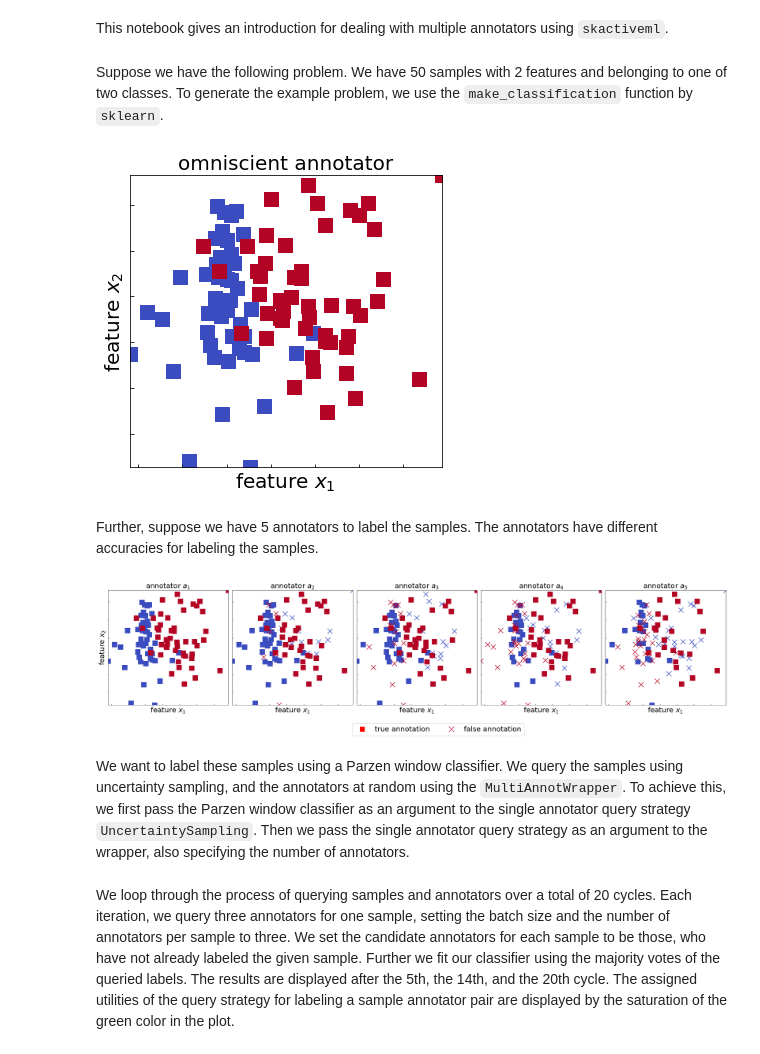
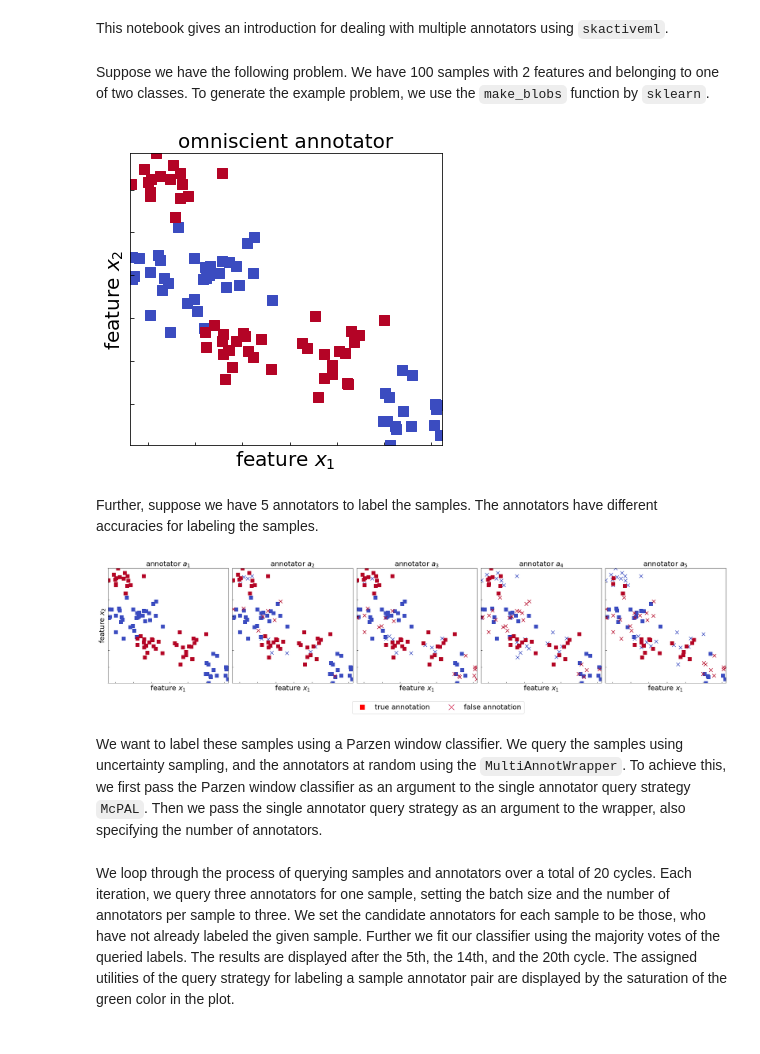
Before and after one commit to scikit-activeml/scikit-activeml, a Jupyter notebook: tutorials/10_multiple_annotators_getting_started.ipynb, the cells around one changed output. Drawn from its saved outputs; the diff is of its cells as text; code cells hidden in the pictures.

Commit message:
Update multi-annot stuff.

```diff
--- a/tutorials/10_multiple_annotators_getting_started.ipynb
+++ b/tutorials/10_multiple_annotators_getting_started.ipynb
@@ -6,40 +6,41 @@ This notebook gives an introduction for dealing with multiple annotators using `
 import matplotlib.pyplot as plt
 import numpy as np
 
-from sklearn.datasets import make_classification
+from sklearn.datasets import make_blobs
 
 from skactiveml.classifier import PWC
-from skactiveml.pool import UncertaintySampling
+from skactiveml.pool import McPAL
 from skactiveml.pool.multi import MultiAnnotWrapper
-from skactiveml.utils import is_unlabeled, MISSING_LABEL, majority_vote
+from skactiveml.utils import MISSING_LABEL, majority_vote
 from skactiveml.visualization.multi import (
     plot_ma_current_state,
     plot_ma_data_set,
 )
 
 FONTSIZE = 20
-MARKER_SIZE = 200
+MARKER_SIZE = 100
 # %% [markdown]
-Suppose we have the following problem. We have 50 samples with 2 features and belonging to one of two classes. To generate the example problem, we use the `make_classification` function by `sklearn`.
+Suppose we have the following problem. We have 100 samples with 2 features and belonging to one of two classes. To generate the example problem, we use the `make_blobs` function by `sklearn`.
 # %%
 n_samples = 100
-X, y_true = make_classification(
-    n_samples=n_samples, n_features=2, n_redundant=0, random_state=0
+X, y_true = make_blobs(
+    n_samples=n_samples, centers=6, random_state=0
 )
+y_true %= 2
 fig = plot_ma_data_set(
     X,
     y_true.reshape(-1, 1),
     y_true,
     fig_size=(5, 5),
     plot_legend=False,
     fontsize=FONTSIZE,
     marker_size=MARKER_SIZE,
 )
 fig.axes[0].set_title("omniscient annotator", fontsize=FONTSIZE)
 fig.tight_layout()
 plt.show()
 # %% [output]
-[figure, old version]
+[figure, new version]
 # %% [markdown]
 Further, suppose we have 5 annotators to label the samples. The annotators have different accuracies for labeling the samples.
 # %%
@@ -62,10 +63,10 @@ fig = plot_ma_data_set(
 fig.tight_layout()
 plt.show()
 # %% [output]
-[figure, old version]
+[figure, new version]
 # %% [markdown]
 We want to label these samples using a Parzen window classifier. We query the samples using uncertainty sampling, and the annotators at random using the
-`MultiAnnotWrapper`. To achieve this, we first pass the Parzen window classifier as an argument to the single annotator query strategy `UncertaintySampling`.
+`MultiAnnotWrapper`. To achieve this, we first pass the Parzen window classifier as an argument to the single annotator query strategy `McPAL`.
 Then we pass the single annotator query strategy as an argument to the wrapper, also specifying the number of annotators.
 # %%
 clf = PWC(
```
Also changed, not shown: parts of 2 cells of this notebook, 2 other files.
